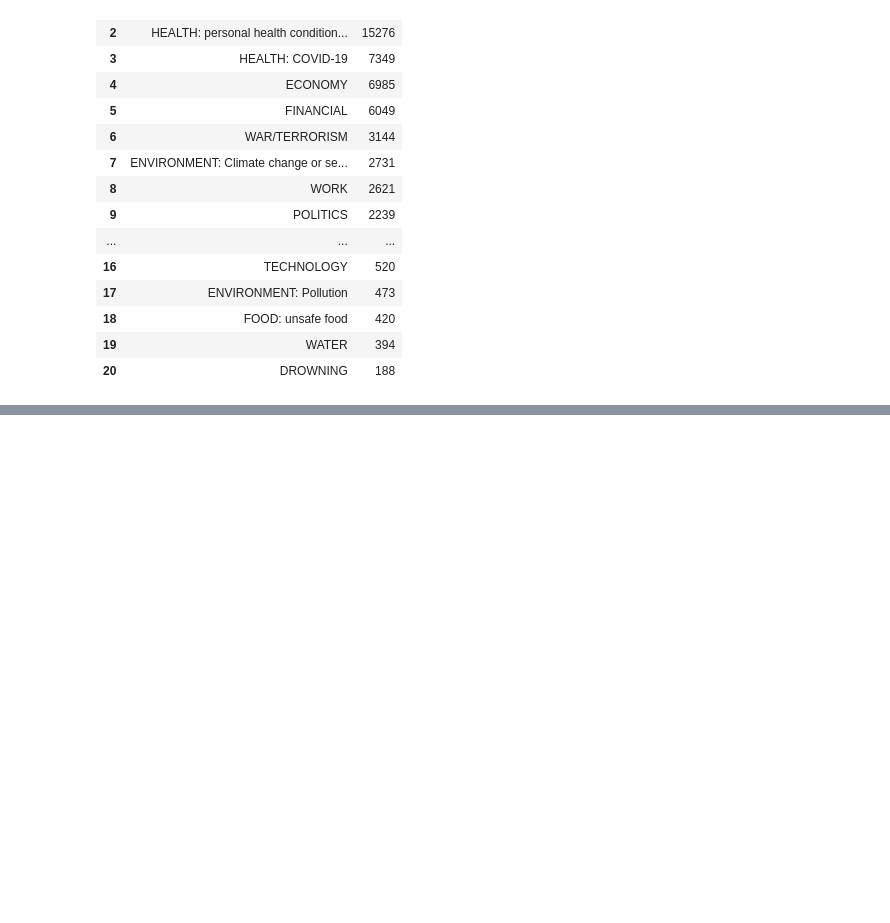
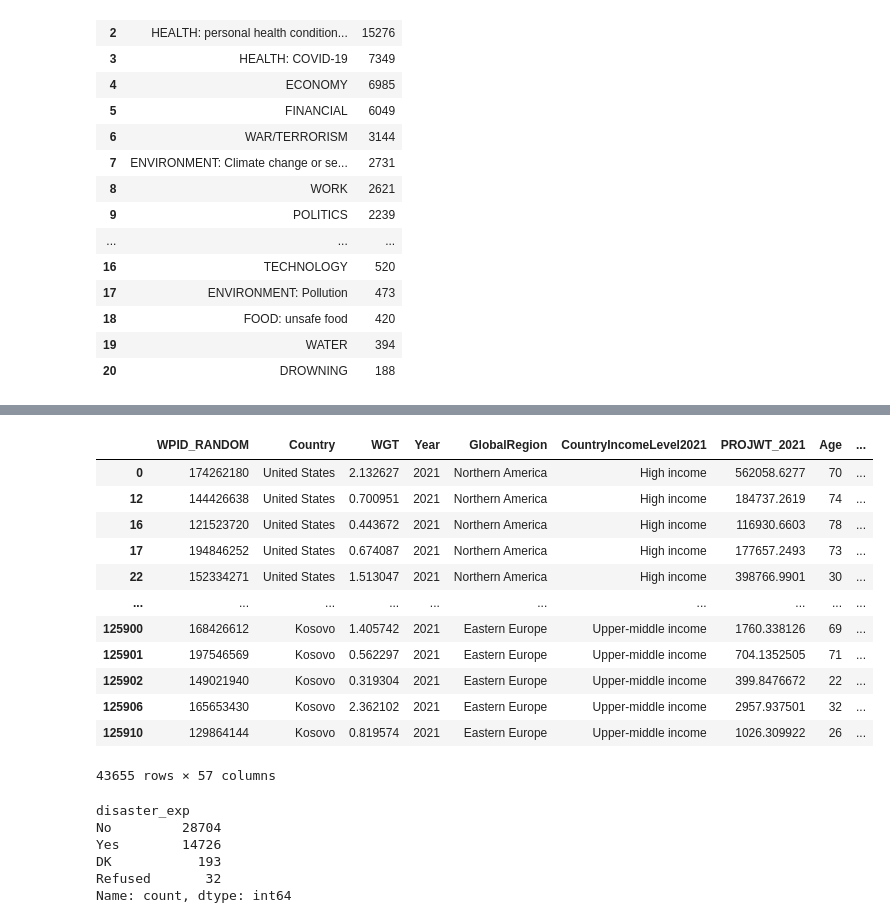
Before and after one commit to eemchadwick/natural_disasters, a Jupyter notebook: notebooks/natural disasters.ipynb, the cells around one changed output, grey strips where cells are left out. Drawn from its saved outputs; the diff is of its cells as text; code cells hidden in the pictures; blank space fills up the shorter version.

```diff
--- a/notebooks/natural disasters.ipynb
+++ b/notebooks/natural disasters.ipynb
@@ -1900,0 +2039,29 @@ plt.xticks(rotation=45, ha='right')
+# %%
+#look at subset who are "very worried" & use as comparison (43655 rows)
+very_worried = survey[survey['weather_worry']== 'Very worried']
+very_worried
+# %% [output]
+|  | WPID_RANDOM | Country | WGT | Year | GlobalRegion | CountryIncomeLevel2021 | PROJWT_2021 | Age | ... |
+| 0 | 174262180 | United States | 2.132627 | 2021 | Northern America | High income | 562058.6277 | 70 | ... |
+| 12 | 144426638 | United States | 0.700951 | 2021 | Northern America | High income | 184737.2619 | 74 | ... |
+| 16 | 121523720 | United States | 0.443672 | 2021 | Northern America | High income | 116930.6603 | 78 | ... |
+| 17 | 194846252 | United States | 0.674087 | 2021 | Northern America | High income | 177657.2493 | 73 | ... |
+| 22 | 152334271 | United States | 1.513047 | 2021 | Northern America | High income | 398766.9901 | 30 | ... |
+| ... | ... | ... | ... | ... | ... | ... | ... | ... | ... |
+| 125900 | 168426612 | Kosovo | 1.405742 | 2021 | Eastern Europe | Upper-middle income | 1760.338126 | 69 | ... |
+| 125901 | 197546569 | Kosovo | 0.562297 | 2021 | Eastern Europe | Upper-middle income | 704.1352505 | 71 | ... |
+| 125902 | 149021940 | Kosovo | 0.319304 | 2021 | Eastern Europe | Upper-middle income | 399.8476672 | 22 | ... |
+| 125906 | 165653430 | Kosovo | 2.362102 | 2021 | Eastern Europe | Upper-middle income | 2957.937501 | 32 | ... |
+| 125910 | 129864144 | Kosovo | 0.819574 | 2021 | Eastern Europe | Upper-middle income | 1026.309922 | 26 | ... |
+43655 rows × 57 columns
+# %%
+#of these people who are 'very worried', how many have experienced a disaster?
+
+very_worried['disaster_exp'].value_counts()
+# %% [output]
+disaster_exp
+No         28704
+Yes        14726
+DK           193
+Refused       32
+Name: count, dtype: int64
```
Also changed, not shown: parts of 14 cells of this notebook, 1 other file.
